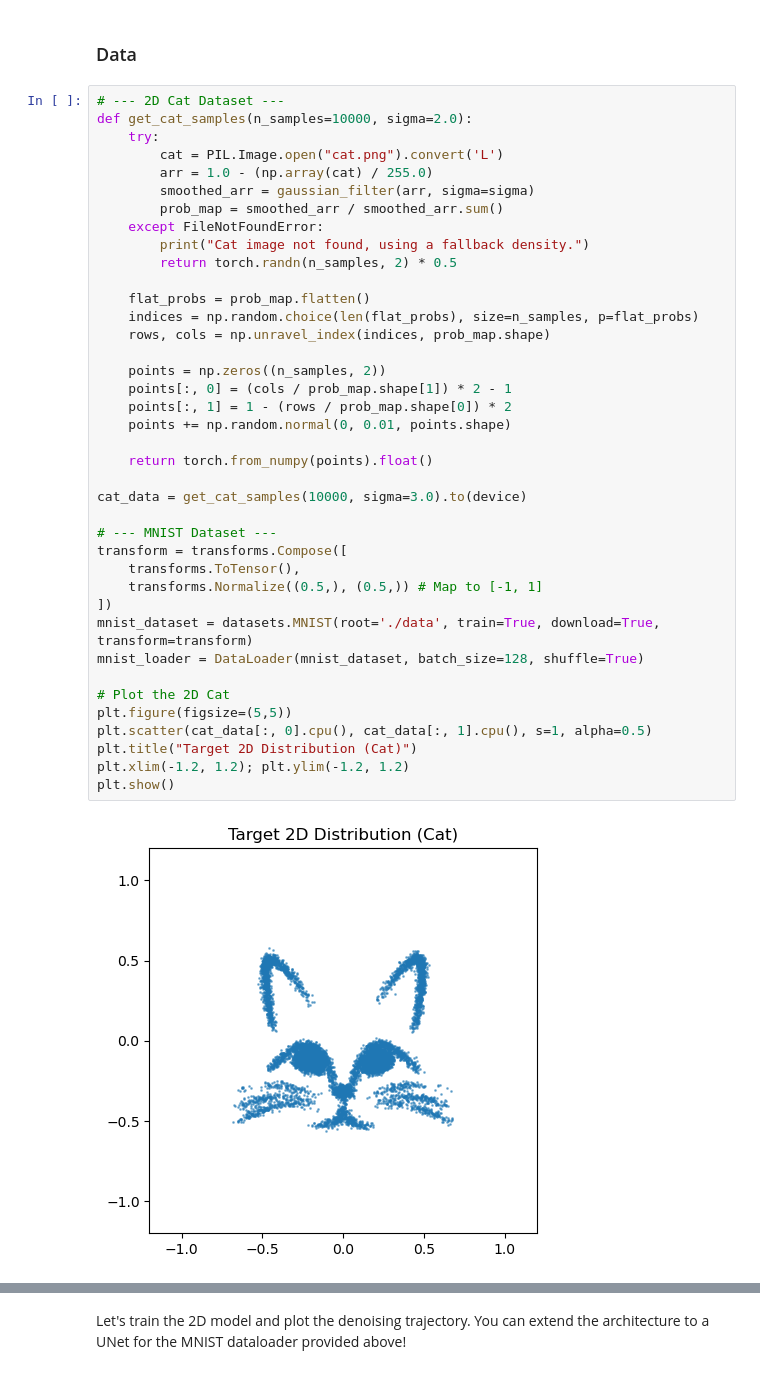
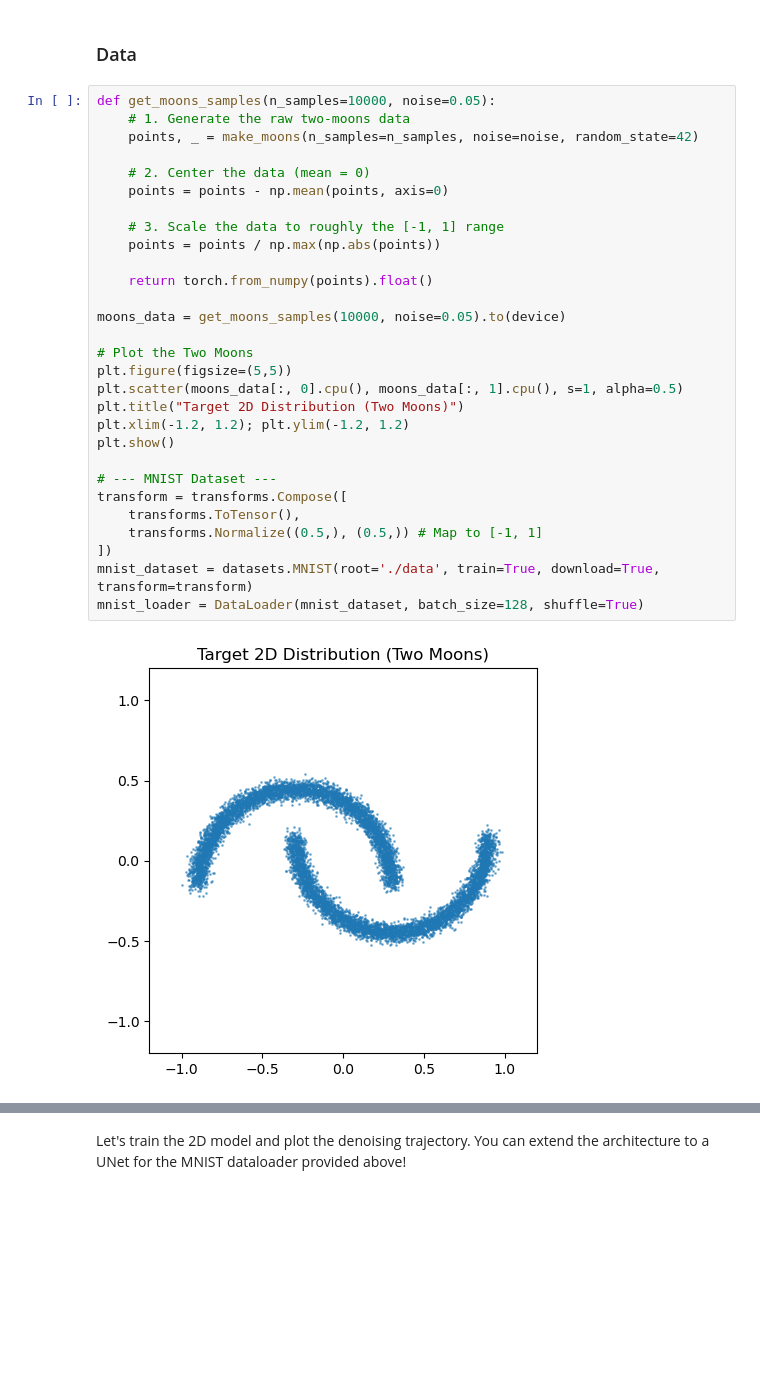
Before and after one commit to rajit906/ATML2026_DGM, a Jupyter notebook: week9/solutions.ipynb, the cells around one changed output, grey strips where cells are left out. Saved outputs shown, nothing was run; the diff lists cells and outputs as text; blank space fills up the shorter version.

```diff
--- a/week9/solutions.ipynb
+++ b/week9/solutions.ipynb
@@ -36,46 +37,36 @@ np.random.seed(42)
 # %% [markdown]
 ### Data
 # %%
-# --- 2D Cat Dataset ---
-def get_cat_samples(n_samples=10000, sigma=2.0):
-    try:
-        cat = PIL.Image.open("cat.png").convert('L')
-        arr = 1.0 - (np.array(cat) / 255.0)
-        smoothed_arr = gaussian_filter(arr, sigma=sigma)
-        prob_map = smoothed_arr / smoothed_arr.sum()
-    except FileNotFoundError:
-        print("Cat image not found, using a fallback density.")
-        return torch.randn(n_samples, 2) * 0.5
+def get_moons_samples(n_samples=10000, noise=0.05):
+    # 1. Generate the raw two-moons data
+    points, _ = make_moons(n_samples=n_samples, noise=noise, random_state=42)
 
-    flat_probs = prob_map.flatten()
-    indices = np.random.choice(len(flat_probs), size=n_samples, p=flat_probs)
-    rows, cols = np.unravel_index(indices, prob_map.shape)
+    # 2. Center the data (mean = 0)
+    points = points - np.mean(points, axis=0)
 
-    points = np.zeros((n_samples, 2))
-    points[:, 0] = (cols / prob_map.shape[1]) * 2 - 1
-    points[:, 1] = 1 - (rows / prob_map.shape[0]) * 2
-    points += np.random.normal(0, 0.01, points.shape)
+    # 3. Scale the data to roughly the [-1, 1] range
+    points = points / np.max(np.abs(points))
 
     return torch.from_numpy(points).float()
 
-cat_data = get_cat_samples(10000, sigma=3.0).to(device)
+moons_data = get_moons_samples(10000, noise=0.05).to(device)
+
+# Plot the Two Moons
+plt.figure(figsize=(5,5))
+plt.scatter(moons_data[:, 0].cpu(), moons_data[:, 1].cpu(), s=1, alpha=0.5)
+plt.title("Target 2D Distribution (Two Moons)")
+plt.xlim(-1.2, 1.2); plt.ylim(-1.2, 1.2)
+plt.show()
 
 # --- MNIST Dataset ---
 transform = transforms.Compose([
     transforms.ToTensor(),
     transforms.Normalize((0.5,), (0.5,)) # Map to [-1, 1]
 ])
 mnist_dataset = datasets.MNIST(root='./data', train=True, download=True, transform=transform)
 mnist_loader = DataLoader(mnist_dataset, batch_size=128, shuffle=True)
-
-# Plot the 2D Cat
-plt.figure(figsize=(5,5))
-plt.scatter(cat_data[:, 0].cpu(), cat_data[:, 1].cpu(), s=1, alpha=0.5)
-plt.title("Target 2D Distribution (Cat)")
-plt.xlim(-1.2, 1.2); plt.ylim(-1.2, 1.2)
-plt.show()
 # %% [output]
-[figure, old version]
+[figure, new version]
 # %% [markdown]
 ### Noise Schedules
 
```
Also changed, not shown: parts of 29 cells of this notebook.
